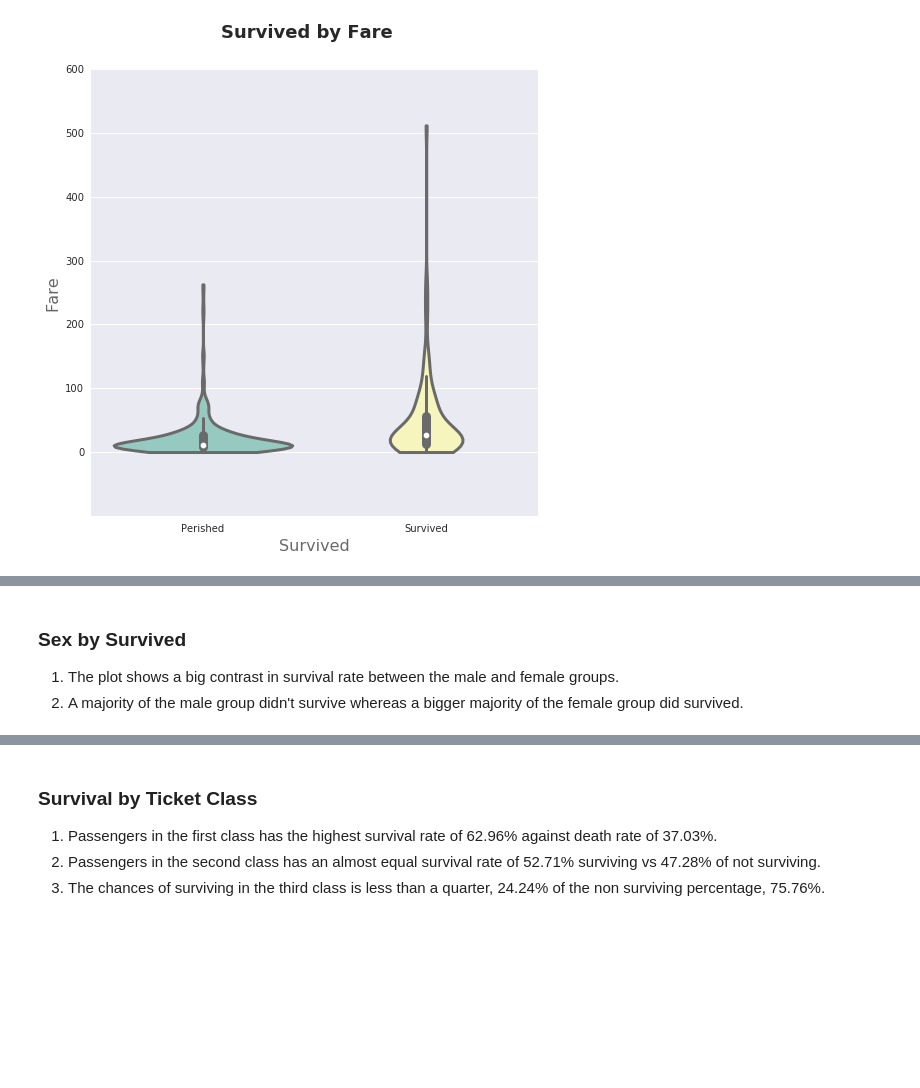
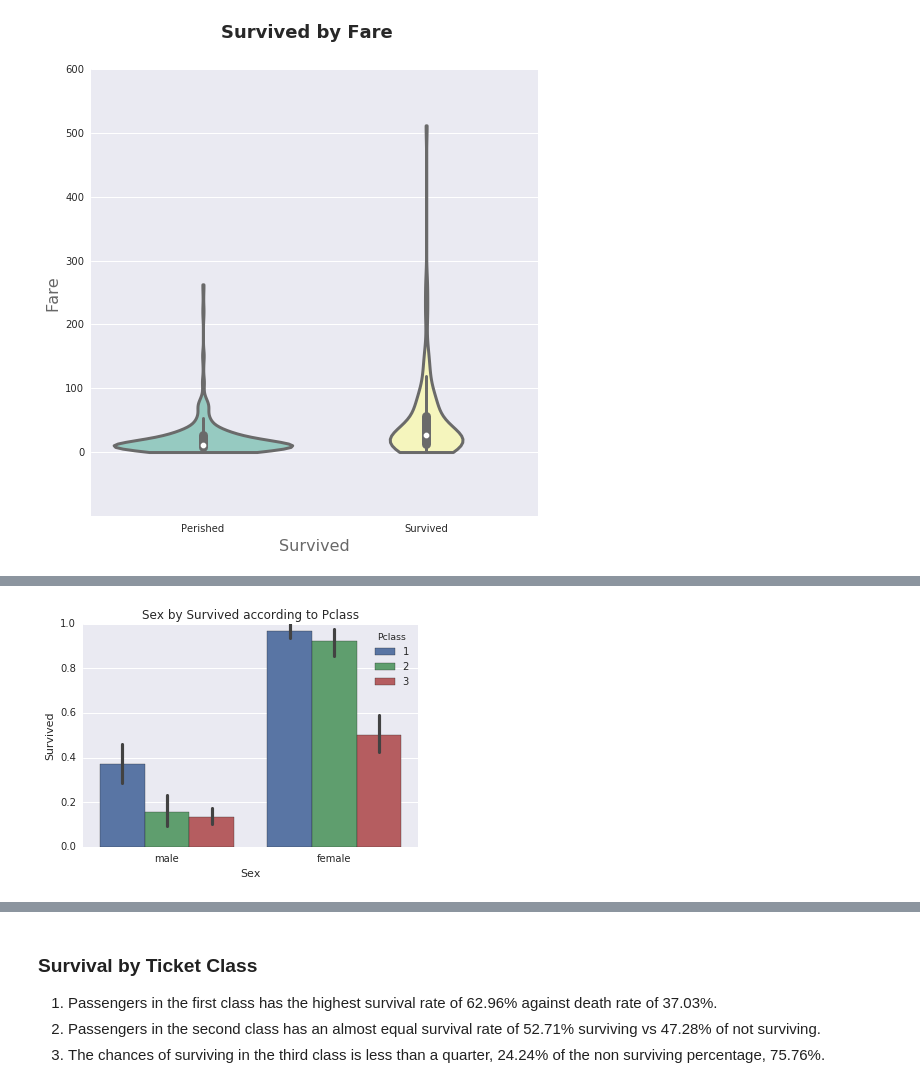
Before and after one commit to steve7an/UDDataAnalyst, a Jupyter notebook: Udacity_Titanic_DataAnalysis.ipynb, the cells around one changed output, grey strips where cells are left out. Drawn from its saved outputs; the diff is of its cells as text; code cells hidden in the pictures; blank space fills up the shorter version.

Commit message:
Revision
Clean up the graphs, added some additional analysis factors based on the review received.

```diff
--- a/Udacity_Titanic_DataAnalysis.ipynb
+++ b/Udacity_Titanic_DataAnalysis.ipynb
@@ -267,4 +279,0 @@ plot_violin(titanic_df,'Sex','Survived')
-# %% [markdown]
-### Sex by Survived
-1. The plot shows a big contrast in survival rate between the male and female groups.
-1. A majority of the male group didn't survive whereas a bigger majority of the female group did survived.
@@ -272,0 +280,13 @@ plot_violin(titanic_df,'Survived','Pclass')
+# %%
+import numpy as np
+import matplotlib.pyplot as plt
+import seaborn as sns
+
+def plot_barplot(x, y, hue, df):
+    title = x + " by " + y + " according to " + hue
+    ax = sns.barplot(x=x, y=y, hue=hue, data=df);
+    ax.set_title(title);
+# %%
+plot_barplot("Sex", "Survived", "Pclass", titanic_df)
+# %% [output]
+[figure, added]
```
Also changed, not shown: parts of 54 cells of this notebook.
